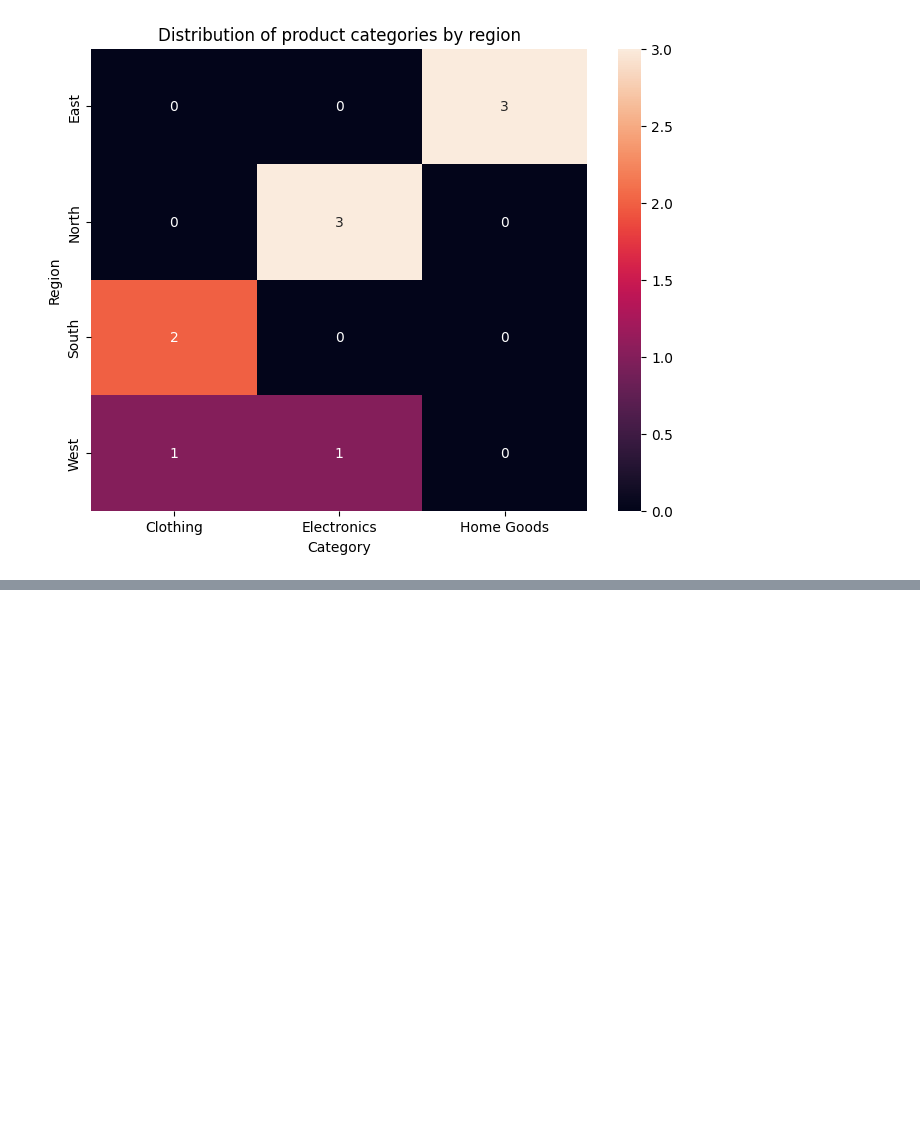
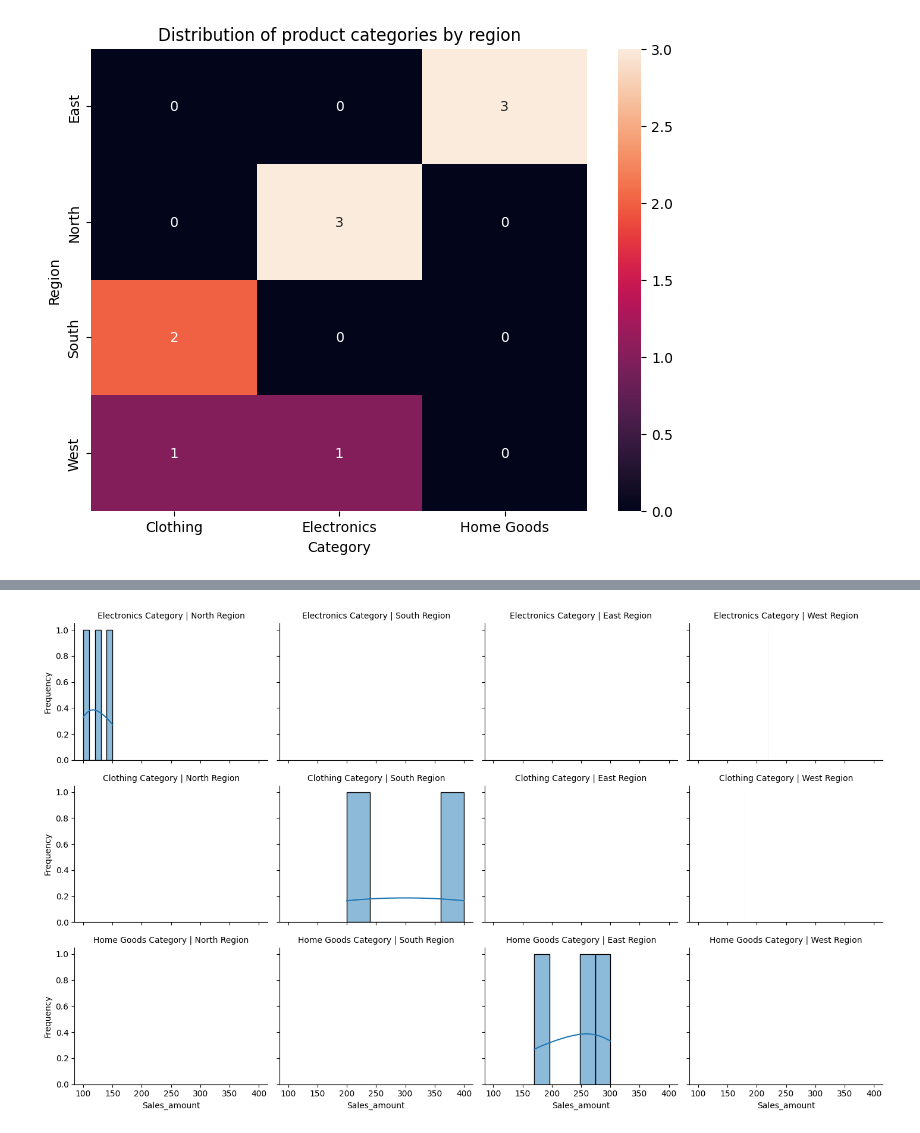
Before and after one commit to Priya745/Data-Science, a Jupyter notebook: HandlingMissData.ipynb, the cells around one changed output, grey strips where cells are left out. Cells and saved outputs as stored; diff of their text form; code cells hidden in the pictures; blank space fills up the shorter version.

```diff
--- a/HandlingMissData.ipynb
+++ b/HandlingMissData.ipynb
@@ -250,0 +272,10 @@ plt.show()
+# %%
+g= sns.FacetGrid(df_sales, col='Region', row='Category', height=3, aspect=1.2)
+g.map(sns.histplot, 'Sales_Amount', kde=True, bins=5)
+g.set_axis_labels("Sales_amount", "Frequency")
+g.set_titles(col_template="{col_name} Region", row_template="{row_name} Category")
+
+plt.tight_layout(rect=[0,0,1,0.98])
+plt.show()
+# %% [output]
+[figure, added]
```
Also changed, not shown: parts of 3 cells of this notebook.
